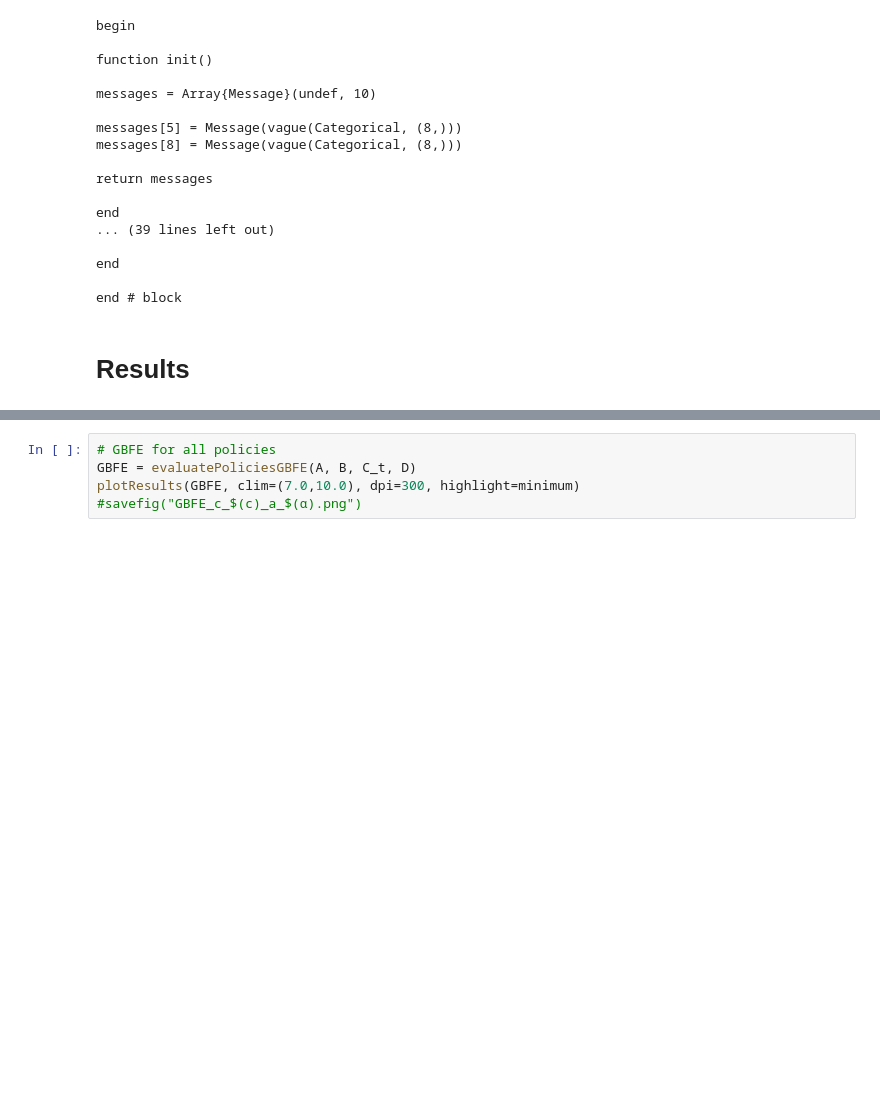
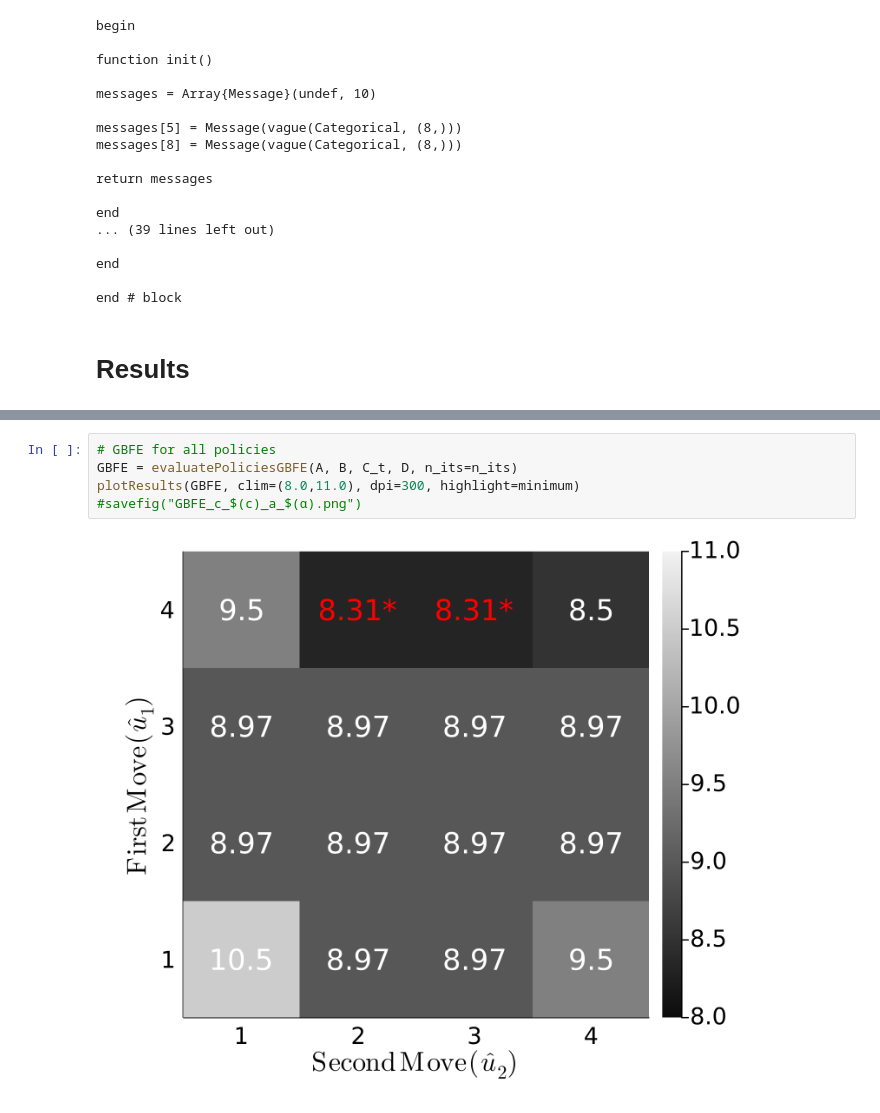
Before and after one commit to biaslab/LAIF, a Jupyter notebook: src/FLSimulations/T-maze_planning_GBFE.ipynb, the cells around one changed output, grey strips where cells are left out. Cells and saved outputs as stored; diff of their text form; blank space fills up the shorter version.

```diff
--- a/src/FLSimulations/T-maze_planning_GBFE.ipynb
+++ b/src/FLSimulations/T-maze_planning_GBFE.ipynb
@@ -127,5 +118,7 @@ plot(1:n_its, G, color=:black, grid=true, linewidth=2, legend=false, xlabel="Ite
 # %%
 # GBFE for all policies
-GBFE = evaluatePoliciesGBFE(A, B, C_t, D)
-plotResults(GBFE, clim=(7.0,10.0), dpi=300, highlight=minimum)
+GBFE = evaluatePoliciesGBFE(A, B, C_t, D, n_its=n_its)
+plotResults(GBFE, clim=(8.0,11.0), dpi=300, highlight=minimum)
 #savefig("GBFE_c_$(c)_a_$(α).png")
+# %% [output]
+[figure, added]
```
Also changed, not shown: parts of 3 cells of this notebook, 6 other files.
